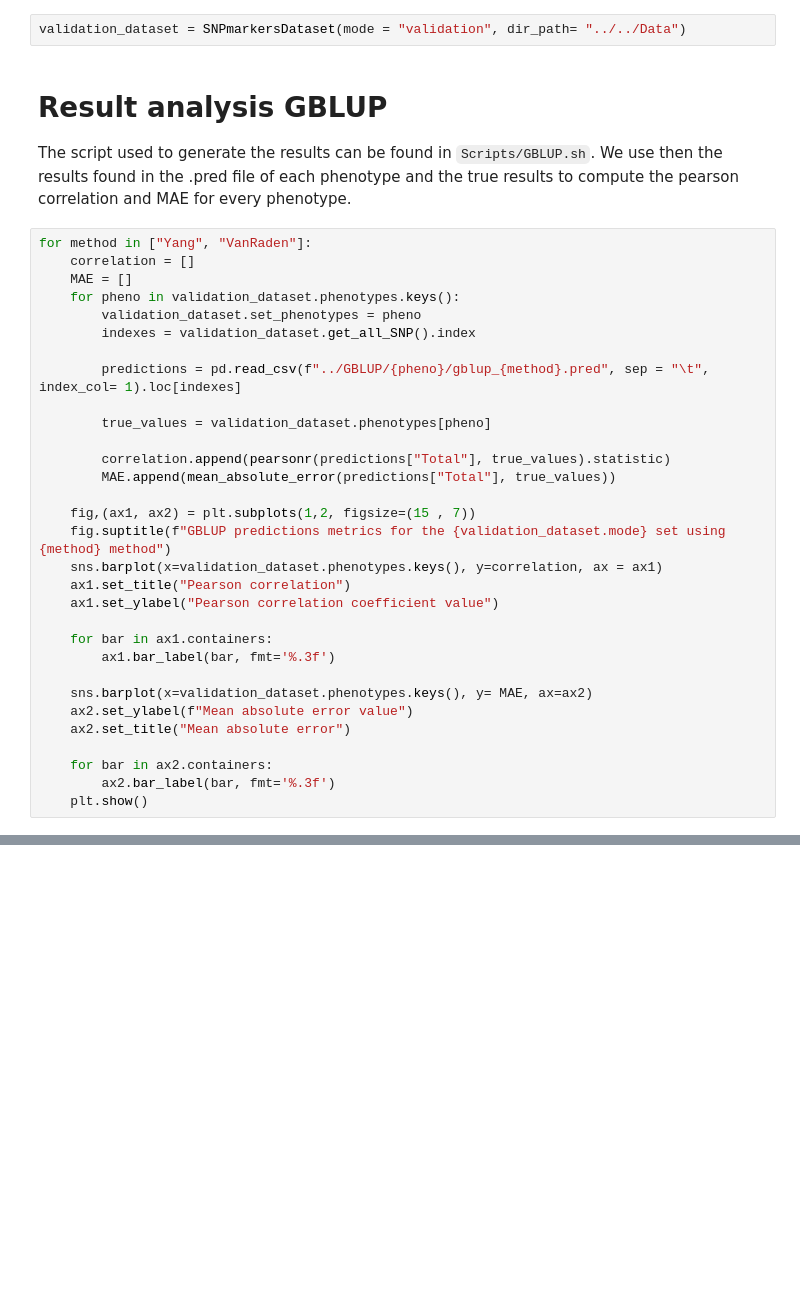
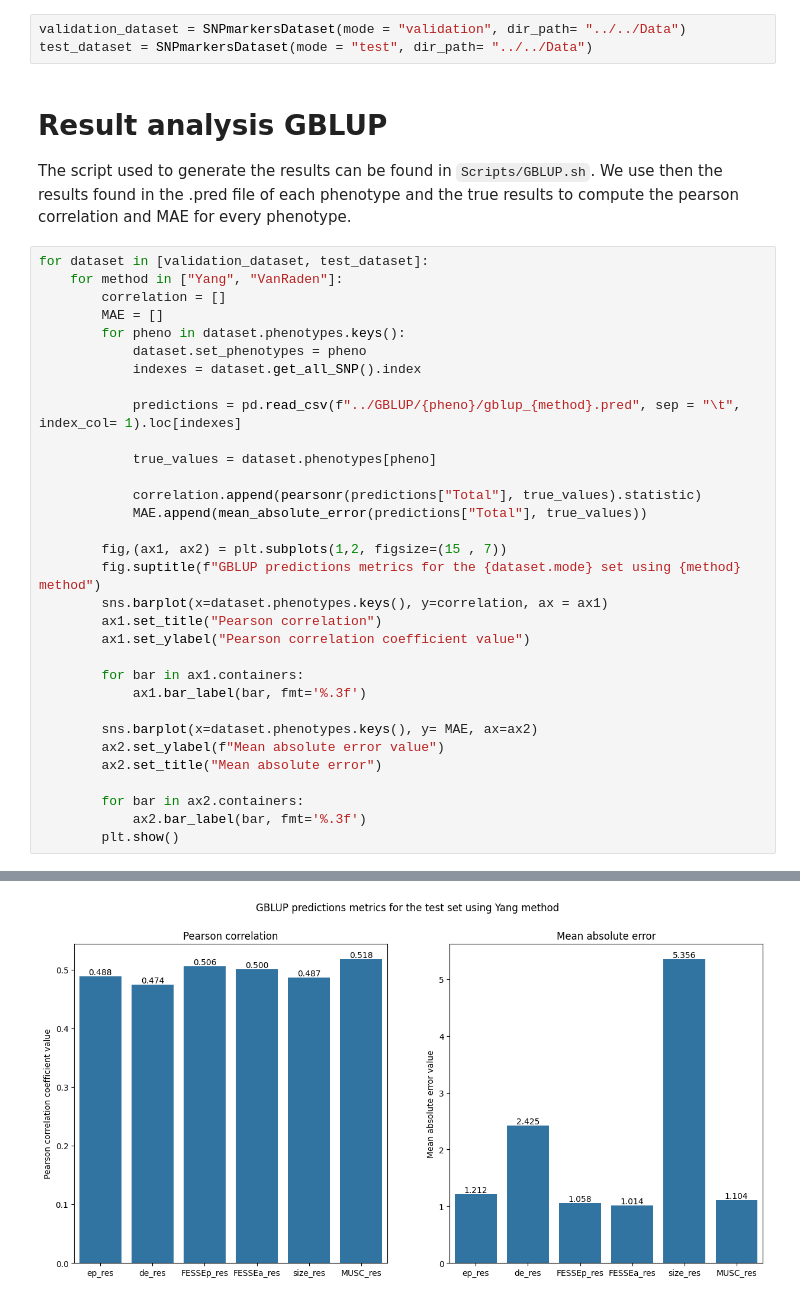
Before and after one commit to Florent-Hervers/master-thesis-code, a Jupyter notebook: Analysis notebooks/results_analysis_GBLUP.ipynb, the cells around one changed output, grey strips where cells are left out. Saved outputs shown, nothing was run; the diff lists cells and outputs as text; blank space fills up the shorter version.

Commit message:
Add analysis and test set results on the GBLUP

```diff
--- a/Analysis notebooks/results_analysis_GBLUP.ipynb
+++ b/Analysis notebooks/results_analysis_GBLUP.ipynb
@@ -14,41 +14,44 @@ sys.path.append(os.path.abspath('../'))
 from dataset import SNPmarkersDataset
 # %%
 validation_dataset = SNPmarkersDataset(mode = "validation", dir_path= "../../Data")
+test_dataset = SNPmarkersDataset(mode = "test", dir_path= "../../Data")
 # %% [markdown]
 # Result analysis GBLUP
 
 The script used to generate the results can be found in `Scripts/GBLUP.sh`. We use then the results found in the .pred file of each phenotype and the true results to compute the pearson correlation and MAE for every phenotype.
 # %%
-for method in ["Yang", "VanRaden"]:
-    correlation = []
-    MAE = []
-    for pheno in validation_dataset.phenotypes.keys():
-        validation_dataset.set_phenotypes = pheno
-        indexes = validation_dataset.get_all_SNP().index
+for dataset in [validation_dataset, test_dataset]:
+    for method in ["Yang", "VanRaden"]:
+        correlation = []
+        MAE = []
+        for pheno in dataset.phenotypes.keys():
+            dataset.set_phenotypes = pheno
+            indexes = dataset.get_all_SNP().index
 
-        predictions = pd.read_csv(f"../GBLUP/{pheno}/gblup_{method}.pred", sep = "\t", index_col= 1).loc[indexes]
+            predictions = pd.read_csv(f"../GBLUP/{pheno}/gblup_{method}.pred", sep = "\t", index_col= 1).loc[indexes]
 
-        true_values = validation_dataset.phenotypes[pheno]
+            true_values = dataset.phenotypes[pheno]
 
-        correlation.append(pearsonr(predictions["Total"], true_values).statistic)
-        MAE.append(mean_absolute_error(predictions["Total"], true_values))
+            correlation.append(pearsonr(predictions["Total"], true_values).statistic)
+            MAE.append(mean_absolute_error(predictions["Total"], true_values))
 
-    fig,(ax1, ax2) = plt.subplots(1,2, figsize=(15 , 7))
-    fig.suptitle(f"GBLUP predictions metrics for the {validation_dataset.mode} set using {method} method")
-    sns.barplot(x=validation_dataset.phenotypes.keys(), y=correlation, ax = ax1)
-    ax1.set_title("Pearson correlation")
-    ax1.set_ylabel("Pearson correlation coefficient value")
+        fig,(ax1, ax2) = plt.subplots(1,2, figsize=(15 , 7))
+        fig.suptitle(f"GBLUP predictions metrics for the {dataset.mode} set using {method} method")
+        sns.barplot(x=dataset.phenotypes.keys(), y=correlation, ax = ax1)
+        ax1.set_title("Pearson correlation")
+        ax1.set_ylabel("Pearson correlation coefficient value")
 
-    for bar in ax1.containers:
-        ax1.bar_label(bar, fmt='%.3f')
+        for bar in ax1.containers:
+            ax1.bar_label(bar, fmt='%.3f')
 
-    sns.barplot(x=validation_dataset.phenotypes.keys(), y= MAE, ax=ax2)
-    ax2.set_ylabel(f"Mean absolute error value")
-    ax2.set_title("Mean absolute error")
+        sns.barplot(x=dataset.phenotypes.keys(), y= MAE, ax=ax2)
+        ax2.set_ylabel(f"Mean absolute error value")
+        ax2.set_title("Mean absolute error")
 
-    for bar in ax2.containers:
-        ax2.bar_label(bar, fmt='%.3f')
-    plt.show()
+        for bar in ax2.containers:
+            ax2.bar_label(bar, fmt='%.3f')
+        plt.show()
 # %% [output]
 [figure]
 [figure]
+[figure, added]
```
Also changed, not shown: parts of 2 cells of this notebook.
